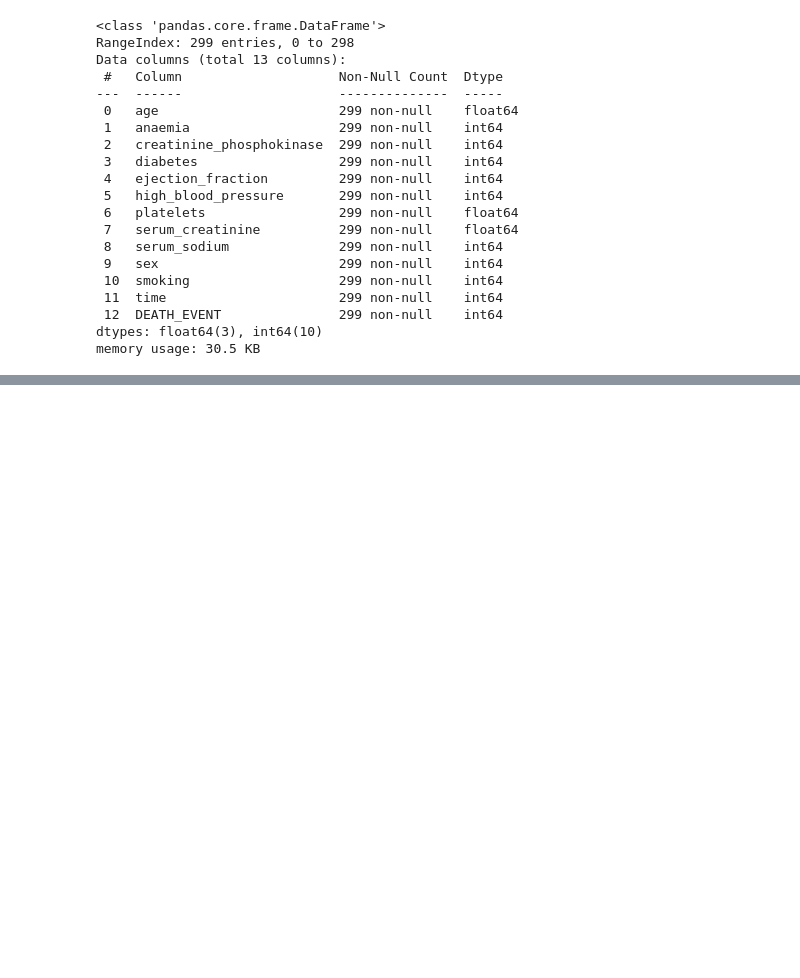
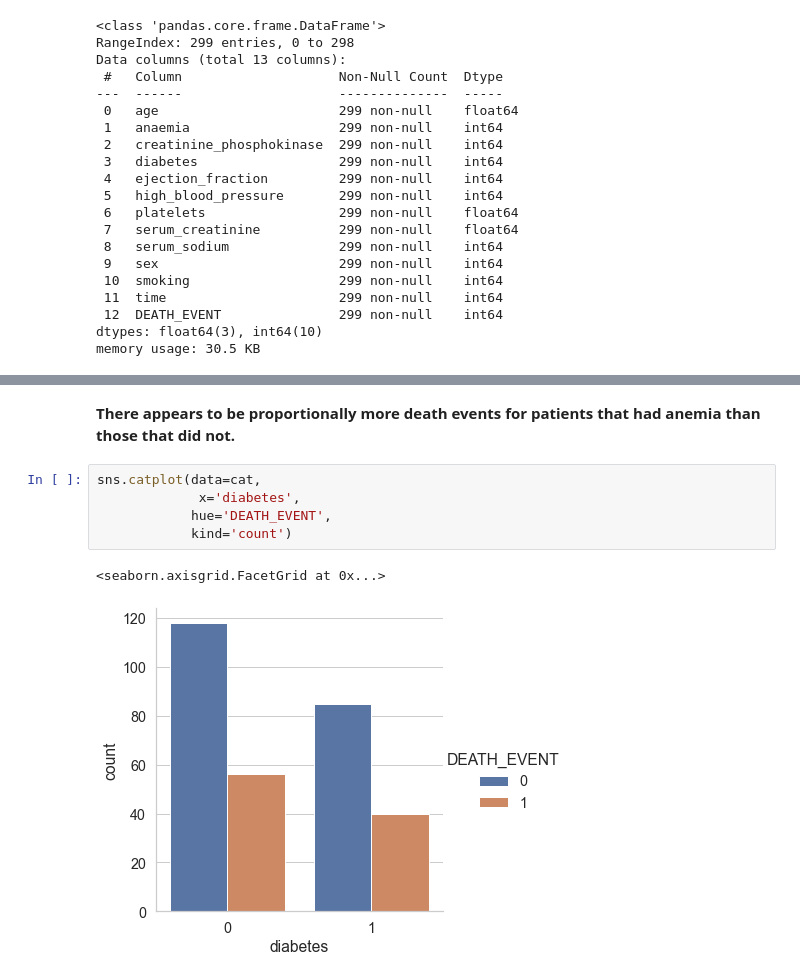
Before and after one commit to kurtgrothe/ANA500, a Jupyter notebook: ANA500_W1.ipynb, the cells around one changed output, grey strips where cells are left out. Saved outputs shown, nothing was run; the diff lists cells and outputs as text; blank space fills up the shorter version.

```diff
--- a/ANA500_W1.ipynb
+++ b/ANA500_W1.ipynb
@@ -180,0 +122,10 @@ plt.show()
+# %% [markdown]
+**There appears to be proportionally more death events for patients that had anemia than those that did not.**
+# %%
+sns.catplot(data=cat,
+             x='diabetes',
+            hue='DEATH_EVENT',
+            kind='count')
+# %% [output]
+<seaborn.axisgrid.FacetGrid at 0x...>
+[figure, added]
```
Also changed, not shown: parts of 52 cells of this notebook, 6 other files.
